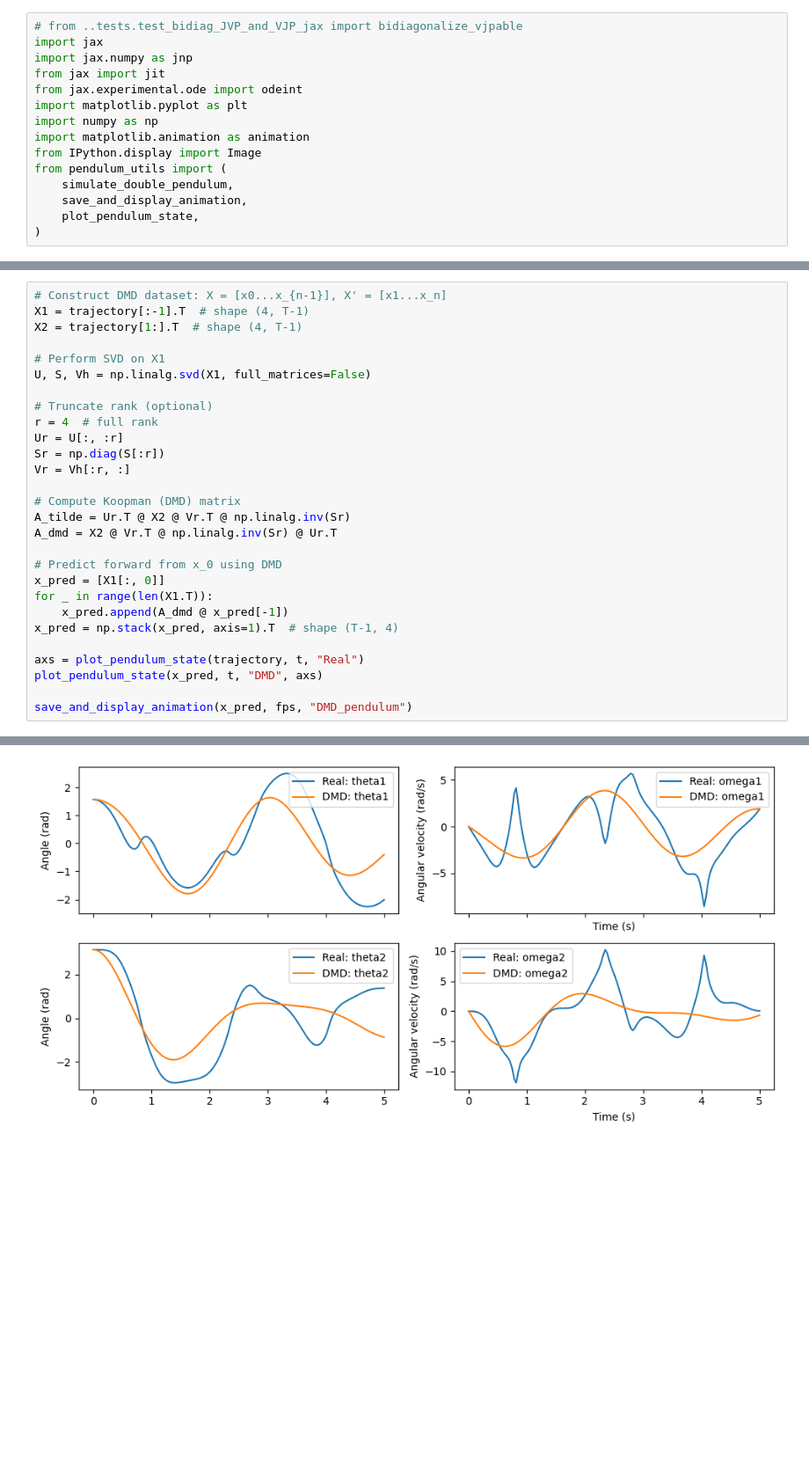
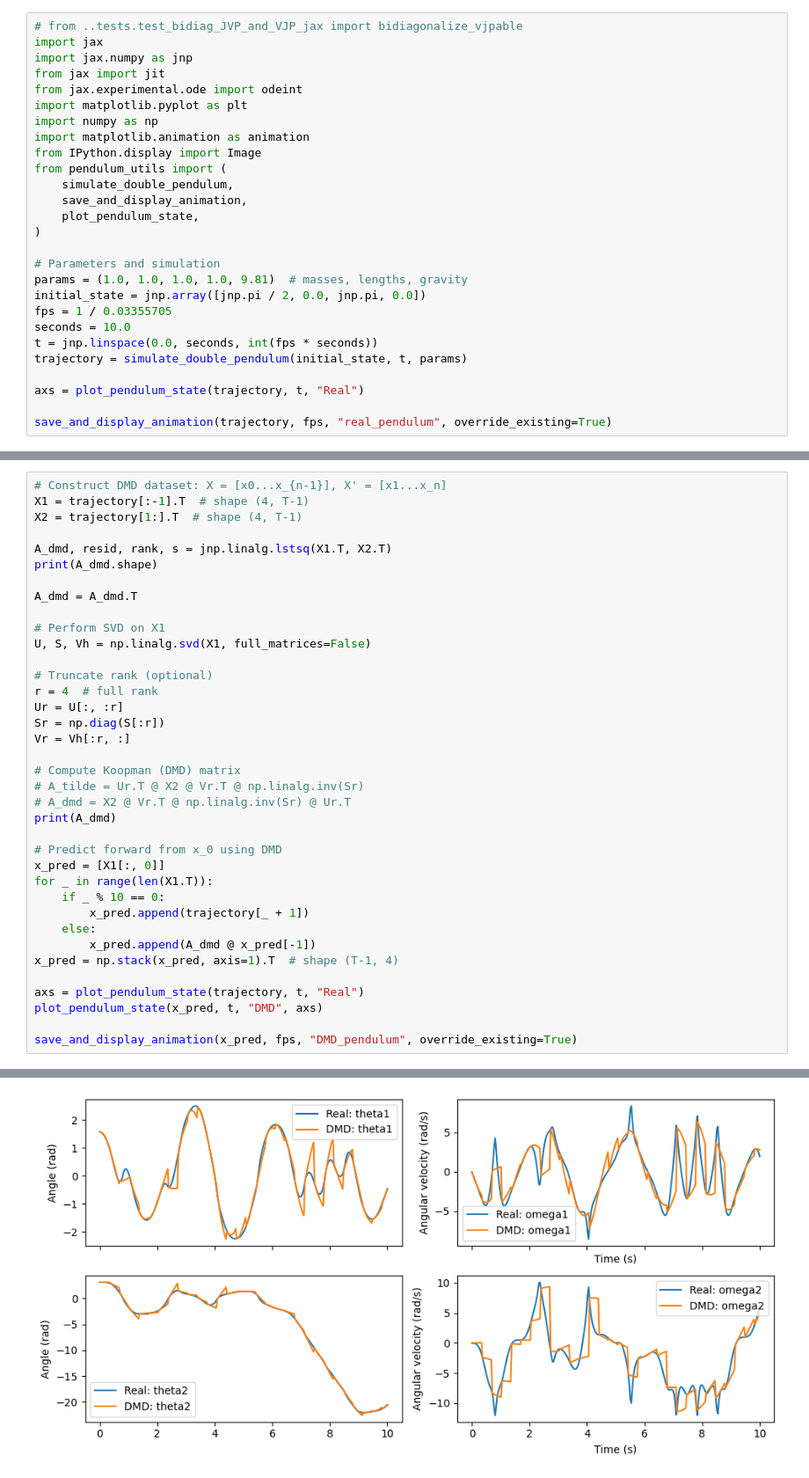
Before and after one commit to Whatisthisname/matfree-autodiff-derivations, a Jupyter notebook: pendulum/double_pendulum.ipynb, the cells around one changed output, grey strips where cells are left out. Shown at 88% size. Cells and saved outputs as stored; diff of their text form; blank space fills up the shorter version.

```diff
--- a/pendulum/double_pendulum.ipynb
+++ b/pendulum/double_pendulum.ipynb
@@ -13,3 +13,15 @@ from pendulum_utils import (
     save_and_display_animation,
     plot_pendulum_state,
 )
+
+# Parameters and simulation
+params = (1.0, 1.0, 1.0, 1.0, 9.81)  # masses, lengths, gravity
+initial_state = jnp.array([jnp.pi / 2, 0.0, jnp.pi, 0.0])
+fps = 1 / 0.03355705
+seconds = 10.0
+t = jnp.linspace(0.0, seconds, int(fps * seconds))
+trajectory = simulate_double_pendulum(initial_state, t, params)
+
+axs = plot_pendulum_state(trajectory, t, "Real")
+
+save_and_display_animation(trajectory, fps, "real_pendulum", override_existing=True)
@@ -32,6 +32,11 @@ save_and_display_animation(trajectory, fps, "real_pendulum")
 # Construct DMD dataset: X = [x0...x_{n-1}], X' = [x1...x_n]
 X1 = trajectory[:-1].T  # shape (4, T-1)
 X2 = trajectory[1:].T  # shape (4, T-1)
+
+A_dmd, resid, rank, s = jnp.linalg.lstsq(X1.T, X2.T)
+print(A_dmd.shape)
+
+A_dmd = A_dmd.T
 
 # Perform SVD on X1
 U, S, Vh = np.linalg.svd(X1, full_matrices=False)
@@ -43,17 +48,21 @@ Sr = np.diag(S[:r])
 Vr = Vh[:r, :]
 
 # Compute Koopman (DMD) matrix
-A_tilde = Ur.T @ X2 @ Vr.T @ np.linalg.inv(Sr)
-A_dmd = X2 @ Vr.T @ np.linalg.inv(Sr) @ Ur.T
+# A_tilde = Ur.T @ X2 @ Vr.T @ np.linalg.inv(Sr)
+# A_dmd = X2 @ Vr.T @ np.linalg.inv(Sr) @ Ur.T
+print(A_dmd)
 
 # Predict forward from x_0 using DMD
 x_pred = [X1[:, 0]]
 for _ in range(len(X1.T)):
-    x_pred.append(A_dmd @ x_pred[-1])
+    if _ % 10 == 0:
+        x_pred.append(trajectory[_ + 1])
+    else:
+        x_pred.append(A_dmd @ x_pred[-1])
 x_pred = np.stack(x_pred, axis=1).T  # shape (T-1, 4)
 
 axs = plot_pendulum_state(trajectory, t, "Real")
 plot_pendulum_state(x_pred, t, "DMD", axs)
 
-save_and_display_animation(x_pred, fps, "DMD_pendulum")
+save_and_display_animation(x_pred, fps, "DMD_pendulum", override_existing=True)
 # %% [output]
@@ -61,4 +75,4 @@ save_and_display_animation(x_pred, fps, "DMD_pendulum")
-[figure, old version]
+[figure, new version]
 # %%
 import sys
 
```
Also changed, not shown: parts of 5 cells of this notebook, 27 other files.
